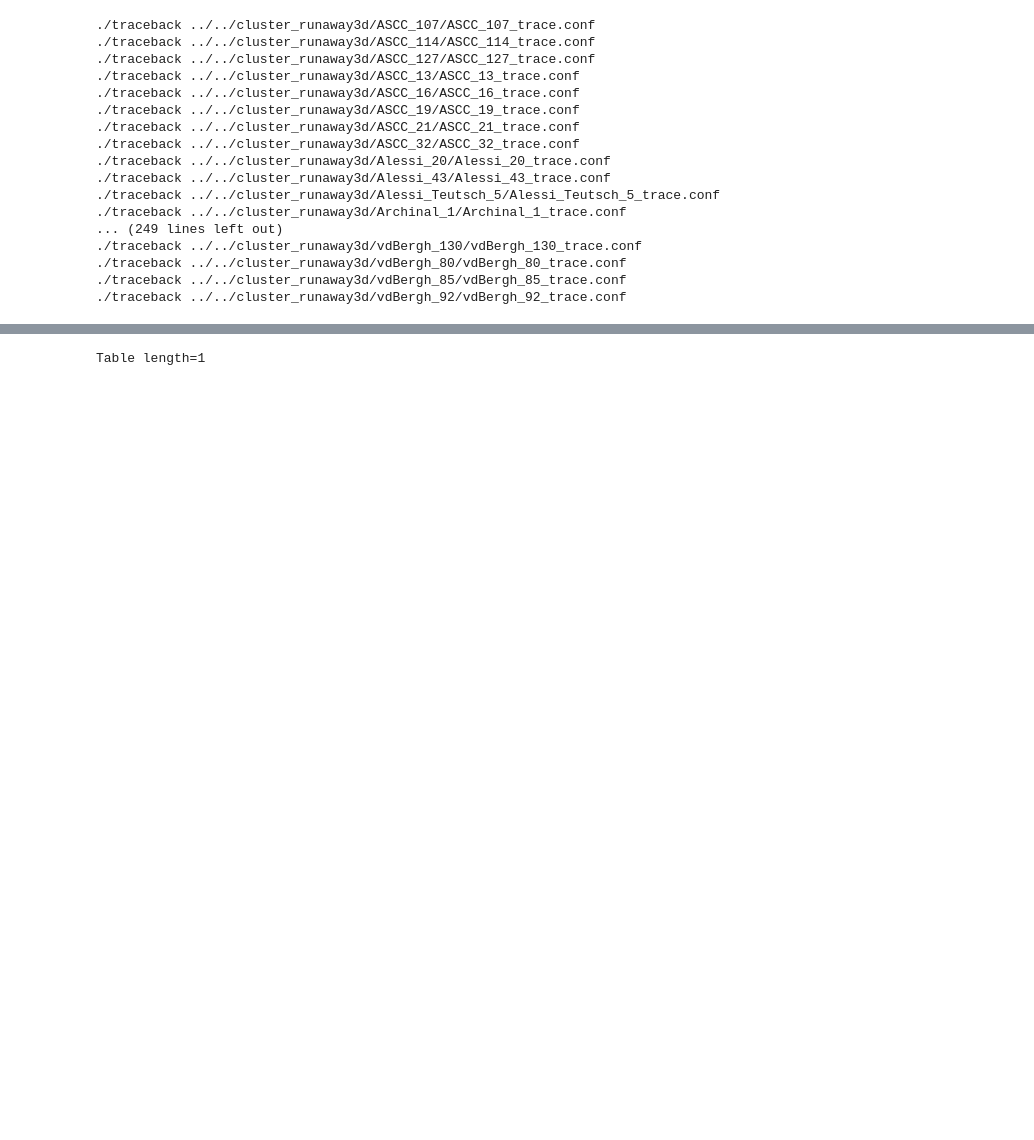
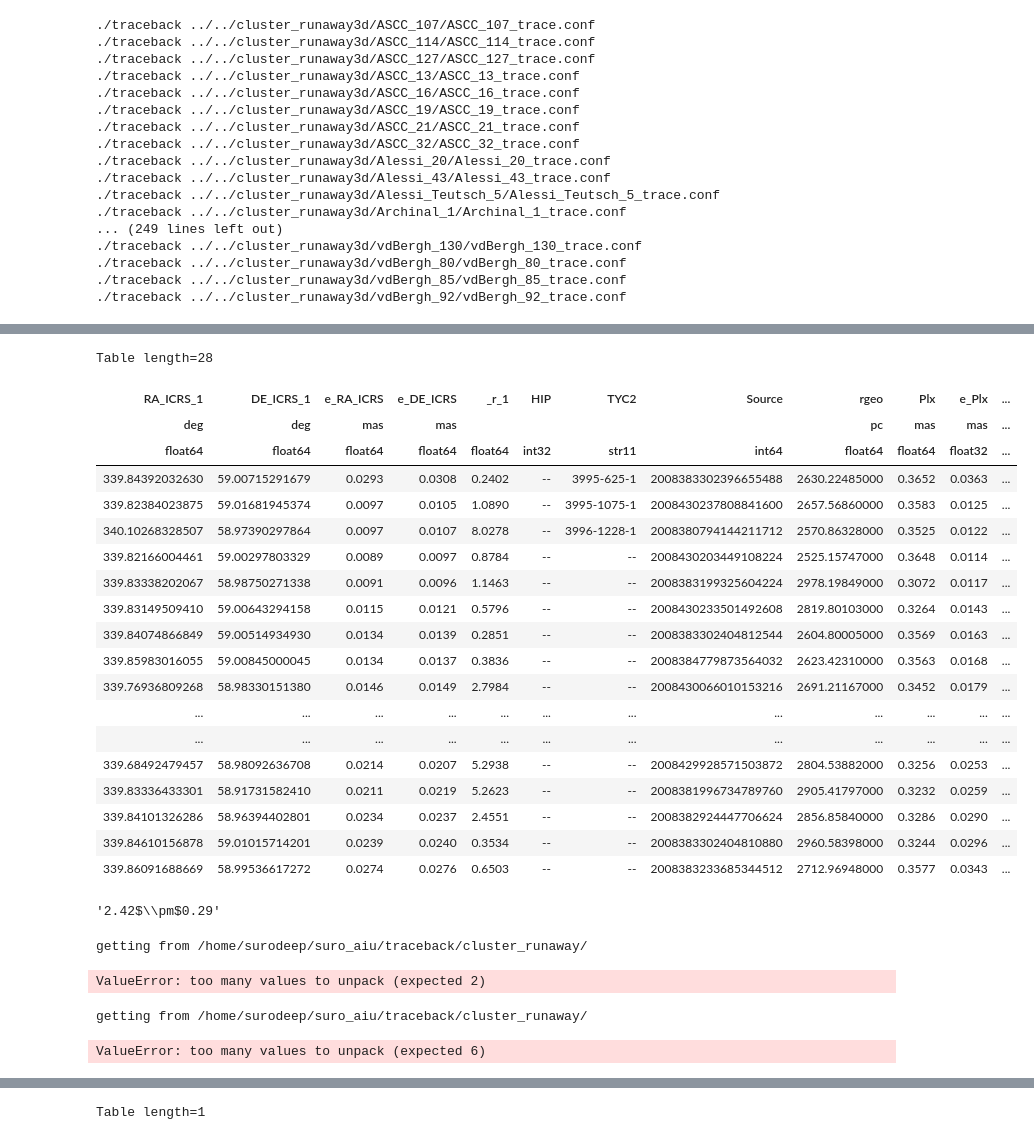
Before and after one commit to surodeep26/Runaway-Stars, a Jupyter notebook: v16.ipynb, the cells around one changed output, grey strips where cells are left out. Cells and saved outputs as stored; diff of their text form; code cells hidden in the pictures; blank space fills up the shorter version.

```diff
--- a/v16.ipynb
+++ b/v16.ipynb
@@ -73,3 +139,44 @@ getting from /home/surodeep/suro_aiu/traceback/cluster_runaway/
+# %%
+cm = estimate_temperature(cl.mymembers, theoretical_isochrone=cl.theoretical_isochrone())
+cm
+# %% [output]
+Table length=28
+| RA_ICRS_1 | DE_ICRS_1 | e_RA_ICRS | e_DE_ICRS | _r_1 | HIP | TYC2 | Source | rgeo | Plx | e_Plx | ... |
+| deg | deg | mas | mas |  |  |  |  | pc | mas | mas | ... |
+| float64 | float64 | float64 | float64 | float64 | int32 | str11 | int64 | float64 | float64 | float32 | ... |
+| 339.84392032630 | 59.00715291679 | 0.0293 | 0.0308 | 0.2402 | -- | 3995-625-1 | 2008383302396655488 | 2630.22485000 | 0.3652 | 0.0363 | ... |
+| 339.82384023875 | 59.01681945374 | 0.0097 | 0.0105 | 1.0890 | -- | 3995-1075-1 | 2008430237808841600 | 2657.56860000 | 0.3583 | 0.0125 | ... |
+| 340.10268328507 | 58.97390297864 | 0.0097 | 0.0107 | 8.0278 | -- | 3996-1228-1 | 2008380794144211712 | 2570.86328000 | 0.3525 | 0.0122 | ... |
+| 339.82166004461 | 59.00297803329 | 0.0089 | 0.0097 | 0.8784 | -- | -- | 2008430203449108224 | 2525.15747000 | 0.3648 | 0.0114 | ... |
+| 339.83338202067 | 58.98750271338 | 0.0091 | 0.0096 | 1.1463 | -- | -- | 2008383199325604224 | 2978.19849000 | 0.3072 | 0.0117 | ... |
+| 339.83149509410 | 59.00643294158 | 0.0115 | 0.0121 | 0.5796 | -- | -- | 2008430233501492608 | 2819.80103000 | 0.3264 | 0.0143 | ... |
+| 339.84074866849 | 59.00514934930 | 0.0134 | 0.0139 | 0.2851 | -- | -- | 2008383302404812544 | 2604.80005000 | 0.3569 | 0.0163 | ... |
+| 339.85983016055 | 59.00845000045 | 0.0134 | 0.0137 | 0.3836 | -- | -- | 2008384779873564032 | 2623.42310000 | 0.3563 | 0.0168 | ... |
+| 339.76936809268 | 58.98330151380 | 0.0146 | 0.0149 | 2.7984 | -- | -- | 2008430066010153216 | 2691.21167000 | 0.3452 | 0.0179 | ... |
+| ... | ... | ... | ... | ... | ... | ... | ... | ... | ... | ... | ... |
+| ... | ... | ... | ... | ... | ... | ... | ... | ... | ... | ... | ... |
+| 339.68492479457 | 58.98092636708 | 0.0214 | 0.0207 | 5.2938 | -- | -- | 2008429928571503872 | 2804.53882000 | 0.3256 | 0.0253 | ... |
+| 339.83336433301 | 58.91731582410 | 0.0211 | 0.0219 | 5.2623 | -- | -- | 2008381996734789760 | 2905.41797000 | 0.3232 | 0.0259 | ... |
+| 339.84101326286 | 58.96394402801 | 0.0234 | 0.0237 | 2.4551 | -- | -- | 2008382924447706624 | 2856.85840000 | 0.3286 | 0.0290 | ... |
+| 339.84610156878 | 59.01015714201 | 0.0239 | 0.0240 | 0.3534 | -- | -- | 2008383302404810880 | 2960.58398000 | 0.3244 | 0.0296 | ... |
+| 339.86091688669 | 58.99536617272 | 0.0274 | 0.0276 | 0.6503 | -- | -- | 2008383233685344512 | 2712.96948000 | 0.3577 | 0.0343 | ... |
+# %%
+v1 = 2.42
+v2 = 0.29
+rf"{v1:>4}$\pm${v2:>4}"
+# %% [output]
+'2.42$\\pm$0.29'
+# %%
+estimate_temperature(cl.runaways_all(), cl.theoretical_isochrone())
+# %% [output]
+getting from /home/surodeep/suro_aiu/traceback/cluster_runaway/
+ValueError: too many values to unpack (expected 2)
+# %%
+stars = cl.runaways_all()
+a,b,c,v,b,b3 = stars.iterrows()
+# %% [output]
+getting from /home/surodeep/suro_aiu/traceback/cluster_runaway/
+ValueError: too many values to unpack (expected 6)
 # %%
 %run runaway_functionsv3
 %matplotlib qt
```
Also changed, not shown: parts of 7 cells of this notebook, 2 other files.
